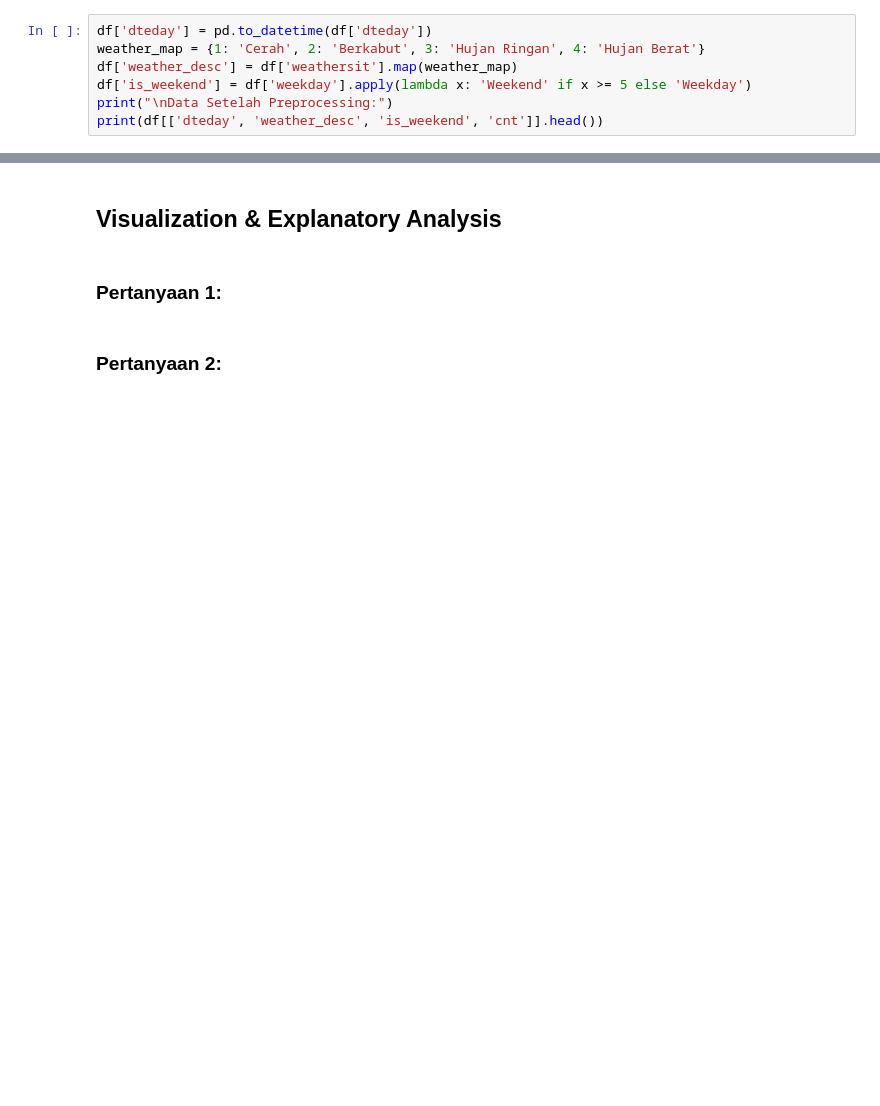
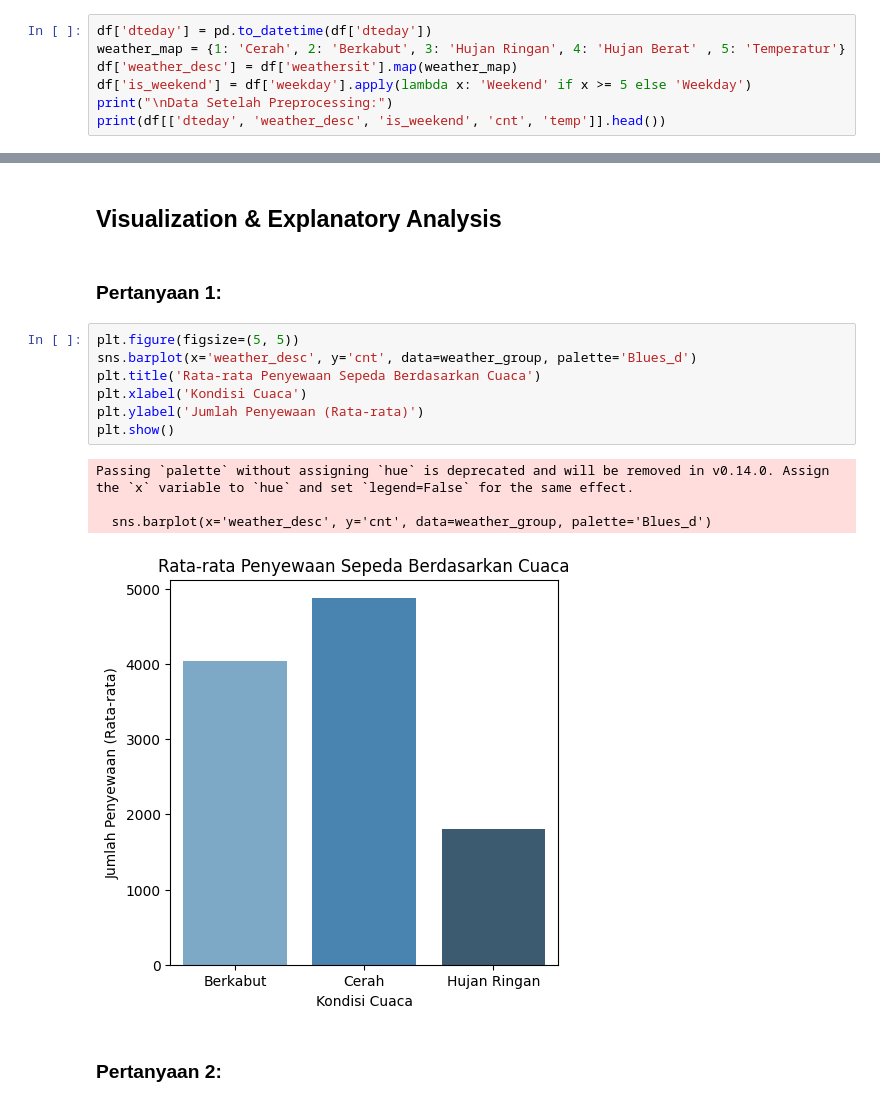
Before and after one commit to Andriansyah2501/appslaskarai, a Jupyter notebook: Proyek_Analisis_Data.ipynb, the cells around one changed output, grey strips where cells are left out. Cells and saved outputs as stored; diff of their text form; blank space fills up the shorter version.

```diff
--- a/Proyek_Analisis_Data.ipynb
+++ b/Proyek_Analisis_Data.ipynb
@@ -83,10 +83,10 @@ dtype: int64
 ### Cleaning Data
 # %%
 df['dteday'] = pd.to_datetime(df['dteday'])
-weather_map = {1: 'Cerah', 2: 'Berkabut', 3: 'Hujan Ringan', 4: 'Hujan Berat'}
+weather_map = {1: 'Cerah', 2: 'Berkabut', 3: 'Hujan Ringan', 4: 'Hujan Berat' , 5: 'Temperatur'}
 df['weather_desc'] = df['weathersit'].map(weather_map)
 df['is_weekend'] = df['weekday'].apply(lambda x: 'Weekend' if x >= 5 else 'Weekday')
 print("\nData Setelah Preprocessing:")
-print(df[['dteday', 'weather_desc', 'is_weekend', 'cnt']].head())
+print(df[['dteday', 'weather_desc', 'is_weekend', 'cnt', 'temp']].head())
 # %% [output]
 Data Setelah Preprocessing:
@@ -144,6 +144,18 @@ Rata-rata Penyewaan: Weekday vs Weekend:
 ## Visualization & Explanatory Analysis
 # %% [markdown]
 ### Pertanyaan 1:
+# %%
+plt.figure(figsize=(5, 5))
+sns.barplot(x='weather_desc', y='cnt', data=weather_group, palette='Blues_d')
+plt.title('Rata-rata Penyewaan Sepeda Berdasarkan Cuaca')
+plt.xlabel('Kondisi Cuaca')
+plt.ylabel('Jumlah Penyewaan (Rata-rata)')
+plt.show()
+# %% [output]
+Passing `palette` without assigning `hue` is deprecated and will be removed in v0.14.0. Assign the `x` variable to `hue` and set `legend=False` for the same effect.
+
+  sns.barplot(x='weather_desc', y='cnt', data=weather_group, palette='Blues_d')
+[figure, added]
 # %% [markdown]
 ### Pertanyaan 2:
 # %% [markdown]
```
Also changed, not shown: parts of 2 cells of this notebook.
